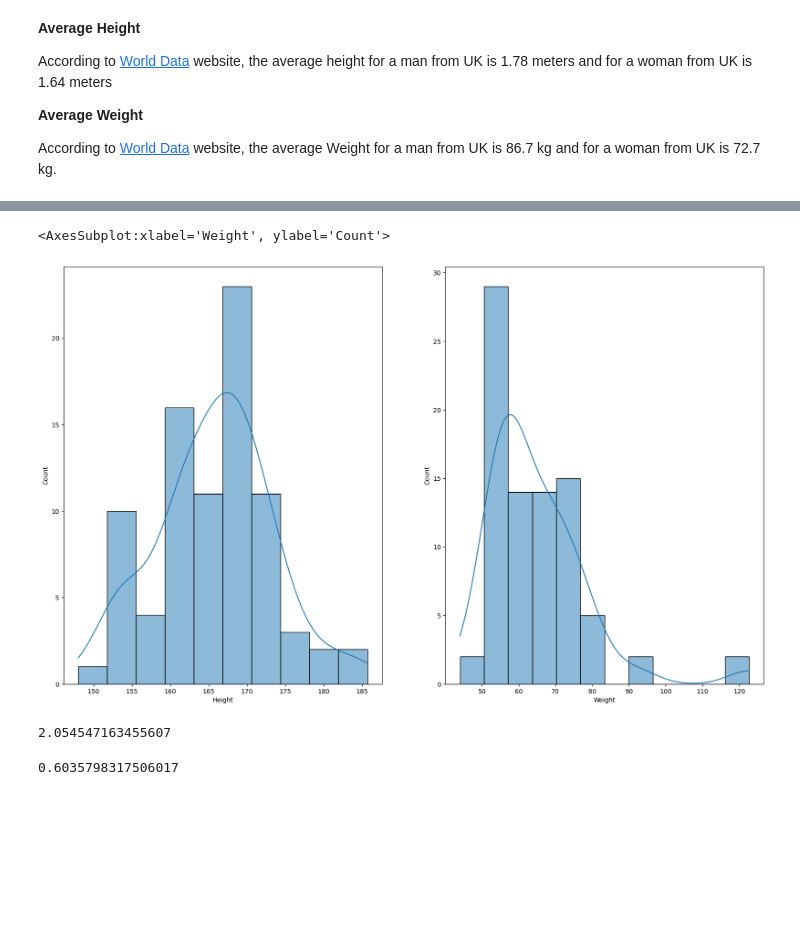
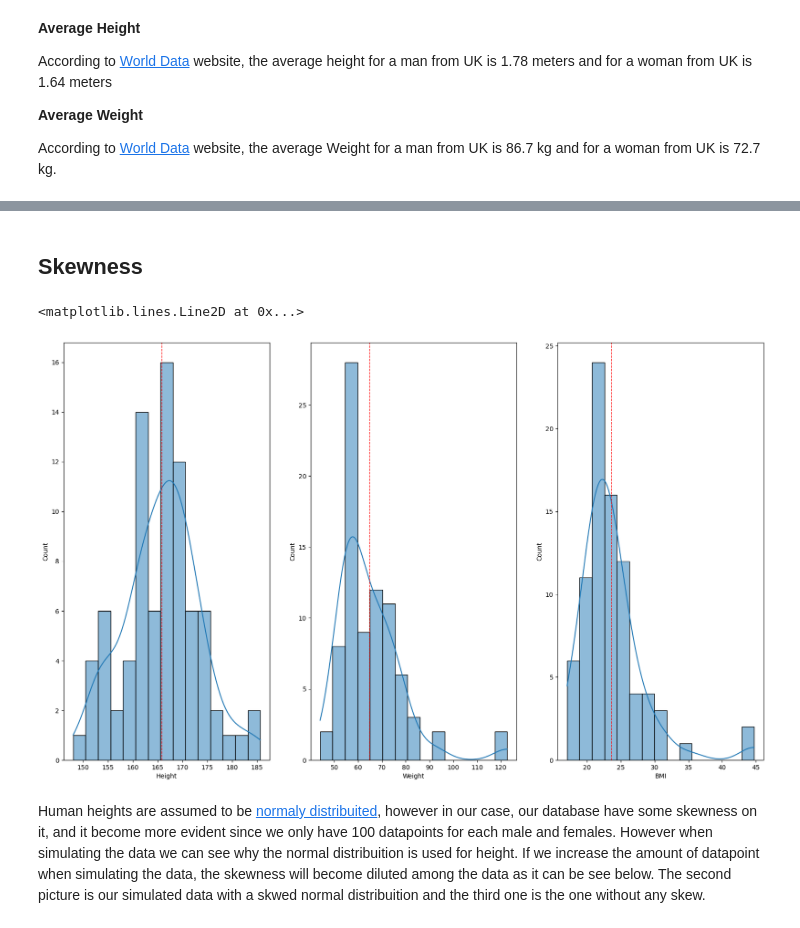
Before and after one commit to ReRiva/PfDA-Assignment, a Jupyter notebook: ProgfDA_Project.ipynb, the cells around one changed output, grey strips where cells are left out. Saved outputs shown, nothing was run; the diff lists cells and outputs as text; code cells hidden in the pictures; blank space fills up the shorter version.

Commit message:
Skewness and Normal Distr

```diff
--- a/ProgfDA_Project.ipynb
+++ b/ProgfDA_Project.ipynb
@@ -228,3 +198,6 @@ df.describe()
+# %%
+# Rouding the DF values to 2 digits
+df = df.round(2)
 # %% [markdown]
 Quick analisys on the real world data to find the information that we are going to simulated data
 the first step is to break down the dataframe between males and females as they have different heights and weight.
@@ -272,0 +263,12 @@ The same happens with the females data
+# %%
+# For use in the simulated data
+bmi_mean_females = females['BMI'].mean()
+h_mean_females = females['Height'].mean()
+w_mean_females = females['Weight'].mean()
+bmi_std_females = females['BMI'].std()
+h_std_females = females['Height'].std()
+w_std_females = females['Weight'].std()
+
+print("BMI mean for females is: {:.6f} and standard deviation is: {:.6f}".format(bmi_mean_females,bmi_std_females))
+print("Height mean for males is: {:.6f} and standard deviation is: {:.6f}".format(h_mean_females,h_std_females))
+print("Weight mean for males is: {:.6f} and standard deviation is: {:.6f}".format(w_mean_females,w_std_females))
@@ -284,0 +338,2 @@ sns.histplot(kde=True, data=males['Weight'], ax=axs[1])
+# %% [markdown]
+## Skewness
@@ -285,17 +348,19 @@ sns.histplot(kde=True, data=males['Weight'], ax=axs[1])
 # %%
-# Creating a dstribuition plot for height and weight for males
+# Creating a dstribuition plot for height and weight for females
 
-fig, axs = plt.subplots(figsize=(20, 12), ncols=2)
-sns.histplot(kde=True, data=females['Height'], ax=axs[0])
-sns.histplot(kde=True, data=females['Weight'], ax=axs[1])
+fig, axs = plt.subplots(figsize=(20, 12), ncols=3)
+
+sns.histplot(kde=True, data=females['Height'], bins = 15, ax=axs[0])
+axs[0].axvline(h_mean_females, color='r', linestyle='dashed', linewidth=1)
+
+sns.histplot(kde=True, data=females['Weight'], bins = 15, ax=axs[1])
+axs[1].axvline(w_mean_females, color='r', linestyle='dashed', linewidth=1)
+
+sns.histplot(kde=True, data=females['BMI'], bins = 15, ax=axs[2])
+axs[2].axvline(bmi_mean_females, color='r', linestyle='dashed', linewidth=1)
 # %% [output]
-<AxesSubplot:xlabel='Weight', ylabel='Count'>
+<matplotlib.lines.Line2D at 0x...>
-[figure, old version]
+[figure, new version]
-# %%
-stats.skew(females['Weight'])
-# %% [output]
-2.054547163455607
-# %%
-stats.skew(males['Weight'])
-# %% [output]
-0.6035798317506017
+# %% [markdown]
+Human heights are assumed to be [normaly distribuited](http://www.math.iup.edu/~clamb/class/math217/3_1-normal-distribution/), however in our case, our database have some skewness on it, and it become more evident since we only have 100 datapoints for each male and females. However when simulating the data we can see why the normal distribuition is used for height. If we increase the amount of datapoint when simulating the data, the skewness will become diluted among the data as it can be see below.
+The second picture is our simulated data with a skwed normal distribuition and the third one is the one without any skew.
```
Also changed, not shown: parts of 44 cells of this notebook.
